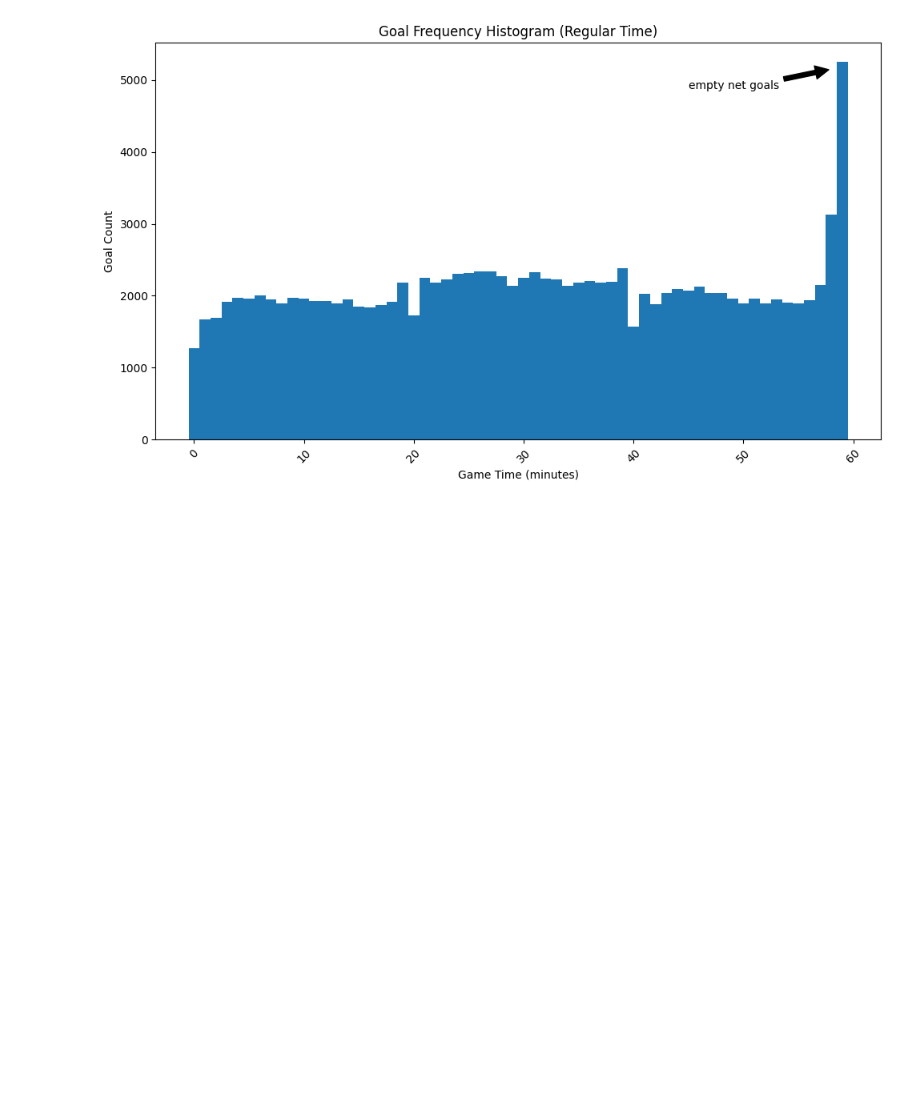
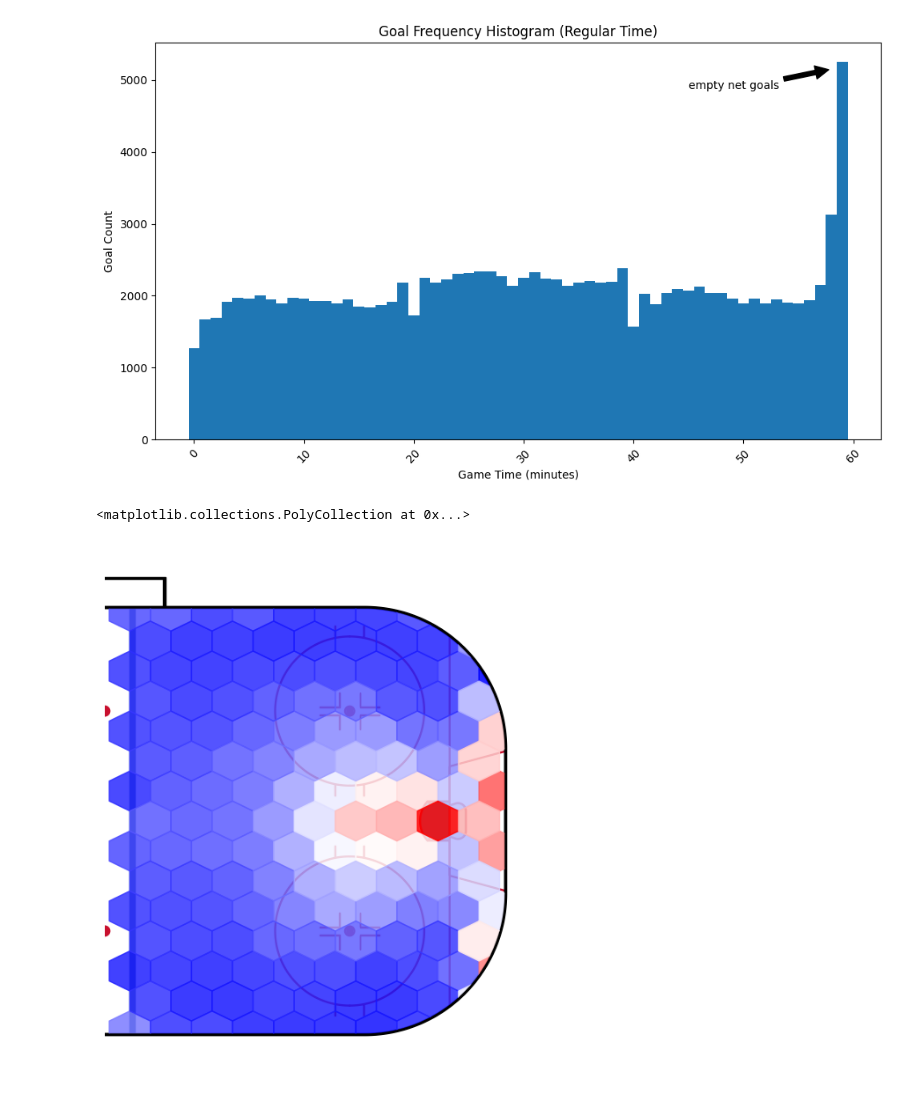
Before and after one commit to mattzirp/pucks_to_the_net, a Jupyter notebook: notebooks/baseline_analysis.ipynb, the cells around one changed output. Cells and saved outputs as stored; diff of their text form; code cells hidden in the pictures; blank space fills up the shorter version.

Commit message:
Adding hexbin/heatmap to baseline

```diff
--- a/notebooks/baseline_analysis.ipynb
+++ b/notebooks/baseline_analysis.ipynb
@@ -213,3 +213,33 @@ plt.tight_layout()
 plt.show()
 # %% [output]
 [figure]
+# %%
+game_plays['goal'] = (game_plays['event'] == "Goal").astype(int)
+game_plays['xC'] = np.abs(game_plays['x'])
+game_plays['yC'] = game_plays['y'] * np.sign(game_plays['x'])
+
+game_plays = game_plays.loc[
+    ~game_plays["xC"].isna() &
+    ~game_plays["yC"].isna() &
+    (game_plays['event'].isin(["Goal", "Shot", "Miss"]))
+]
+game_plays = game_plays[['xC', 'yC', 'goal']]
+# %%
+from sportypy.surfaces.hockey import NHLRink
+nhl = NHLRink()
+fig, ax = plt.subplots(1, 1, figsize=(14, 8))
+nhl.draw(ax, display_range="ozone")
+nhl.hexbin(
+    game_plays["xC"],
+    game_plays["yC"],
+    values = game_plays["goal"],
+    cmap = "bwr",
+    ax = ax,
+    plot_range="ozone",
+    binsize = (8, 12),
+    zorder = 25,
+    alpha=0.85
+)
+# %% [output]
+<matplotlib.collections.PolyCollection at 0x...>
+[figure, added]
```
Also changed, not shown: parts of 1 cell of this notebook, 2 other files.
